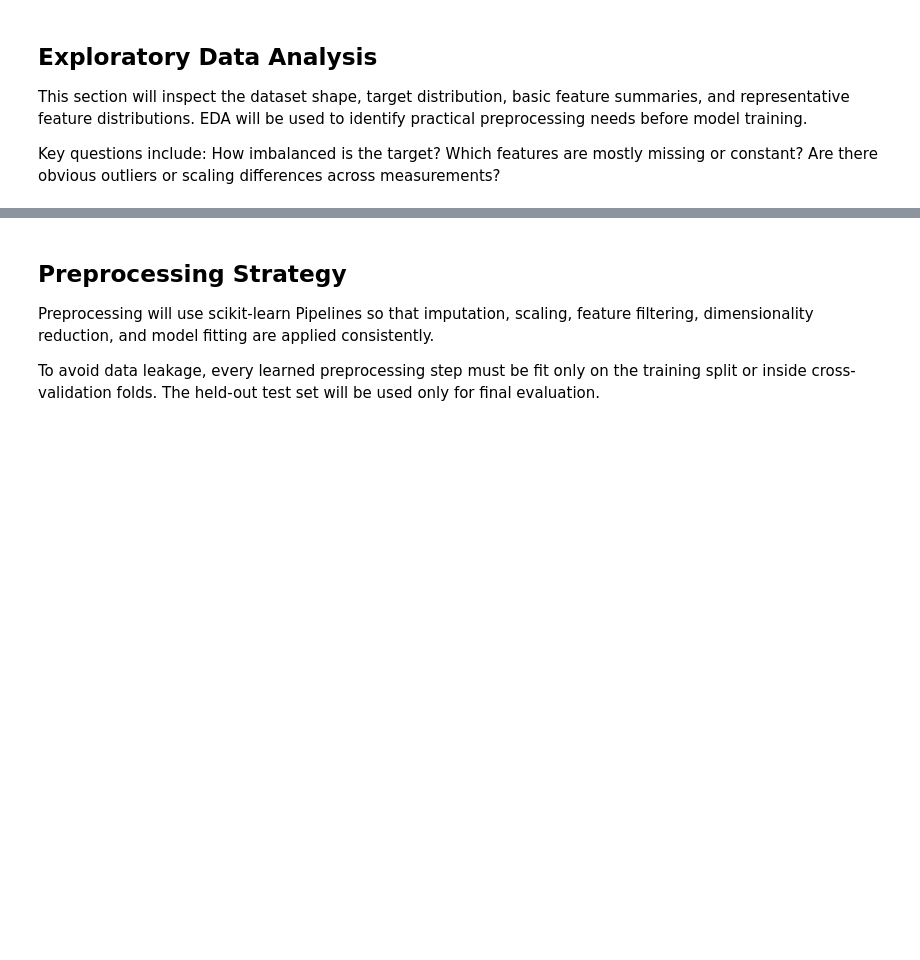
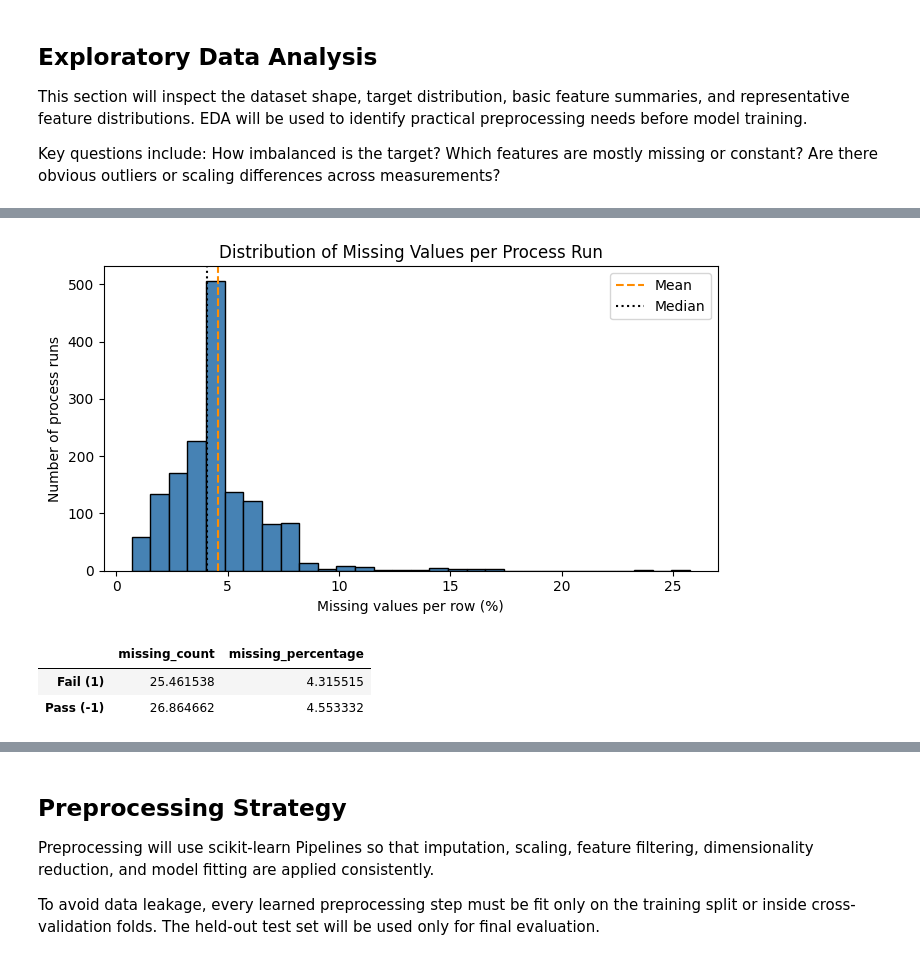
Before and after one commit to Spalding13/secom-fault-detection, a Jupyter notebook: notebooks/01_secom_fault_detection.ipynb, the cells around one changed output, grey strips where cells are left out. Drawn from its saved outputs; the diff is of its cells as text; code cells hidden in the pictures; blank space fills up the shorter version.

```diff
--- a/notebooks/01_secom_fault_detection.ipynb
+++ b/notebooks/01_secom_fault_detection.ipynb
@@ -122,0 +287,9 @@ Decisions such as dropping unusable columns and imputing missing values will be
+# %%
+# Missing values by process run row
+row_missing_summary = pd.DataFrame({
+    "missing_count": X_features.isna().sum(axis=1),
+    "missing_percentage": X_features.isna().mean(axis=1) * 100,
+    "target": df["target"]
+})
+
+row_missing_summary[["missing_count", "missing_percentage"]].describe()
@@ -122,0 +306,51 @@ Decisions such as dropping unusable columns and imputing missing values will be
+# %%
+# Distribution of missing values per process run
+plt.figure(figsize=(7, 4))
+
+plt.hist(
+    row_missing_summary["missing_percentage"],
+    bins=30,
+    color="steelblue",
+    edgecolor="black"
+)
+
+plt.axvline(
+    row_missing_summary["missing_percentage"].mean(),
+    color="darkorange",
+    linestyle="--",
+    label="Mean"
+)
+
+plt.axvline(
+    row_missing_summary["missing_percentage"].median(),
+    color="black",
+    linestyle=":",
+    label="Median"
+)
+
+plt.title("Distribution of Missing Values per Process Run")
+plt.xlabel("Missing values per row (%)")
+plt.ylabel("Number of process runs")
+plt.legend()
+plt.tight_layout()
+plt.show()
+# %% [output]
+[figure, added]
+# %%
+# Compare the average percentage of missing parameter values by target class
+target_order = [1, -1]
+target_labels = ["Fail (1)", "Pass (-1)"]
+
+row_missing_by_target = (
+    row_missing_summary
+    .groupby("target")[["missing_count", "missing_percentage"]]
+    .mean()
+    .reindex(target_order)
+)
+
+row_missing_by_target.index = target_labels
+row_missing_by_target
+# %% [output]
+|  | missing_count | missing_percentage |
+| Fail (1) | 25.461538 | 4.315515 |
+| Pass (-1) | 26.864662 | 4.553332 |
```
Also changed, not shown: parts of 28 cells of this notebook.
